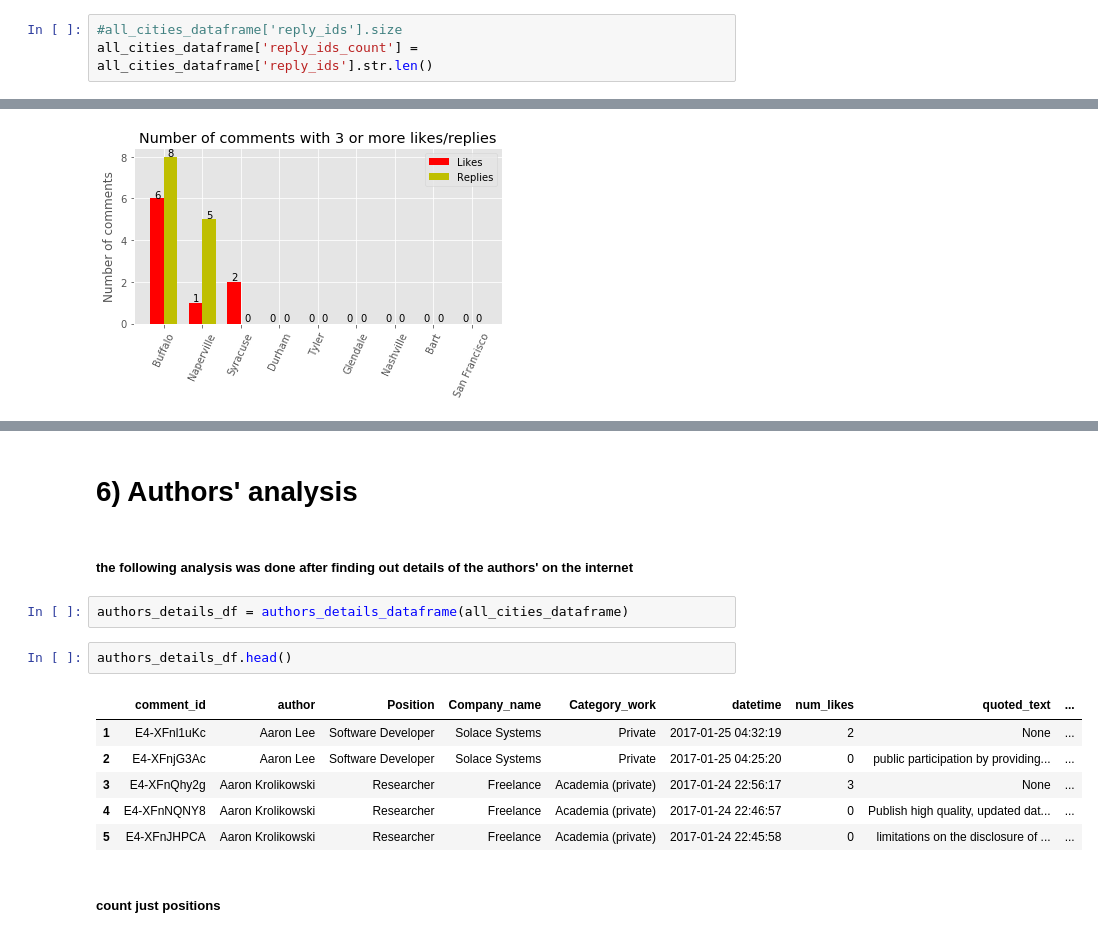
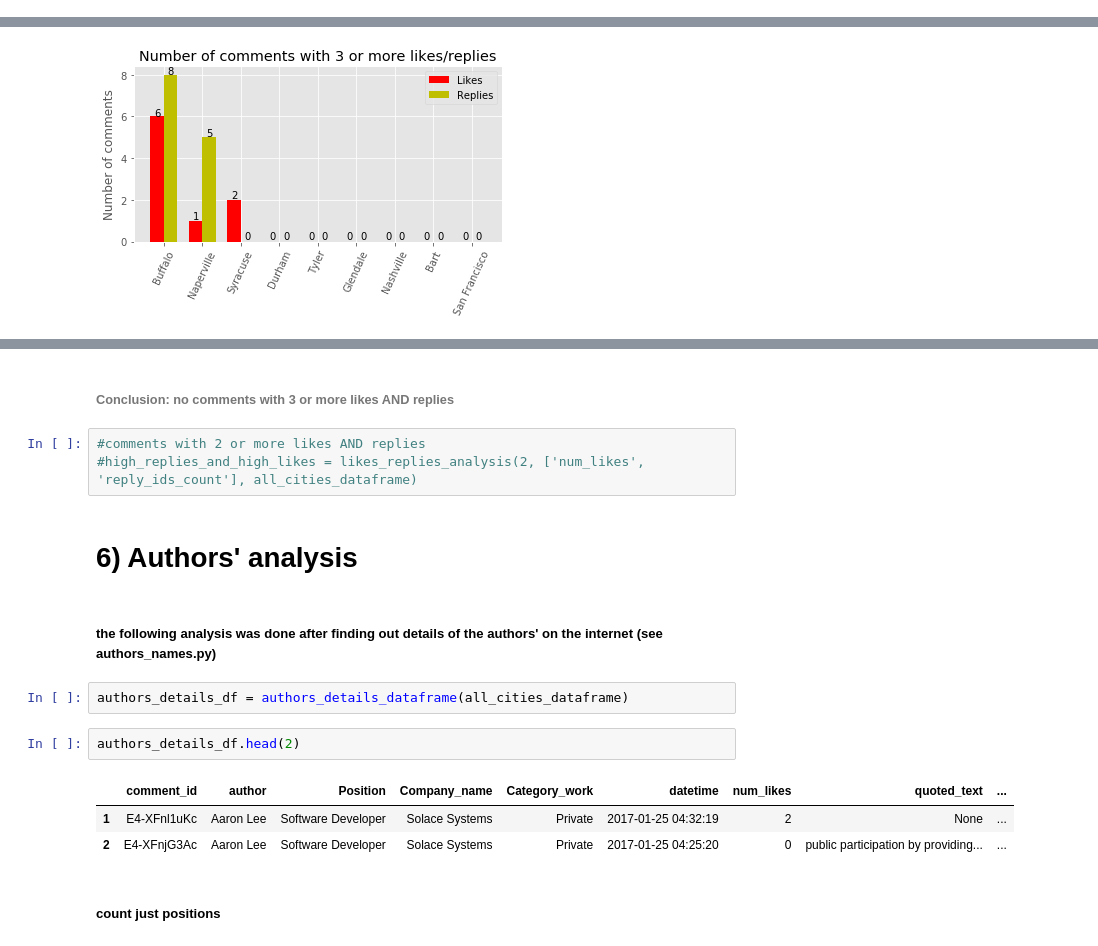
Before and after one commit to faraz-ahmed-sh/Sunlight_Foundation_Summer_2017, a Jupyter notebook: Project on comment scraping/Sunlight_comment_scrapping_and_analysis.ipynb, the cells around one changed output, grey strips where cells are left out. Drawn from its saved outputs; the diff is of its cells as text.

Commit message:
more analysis

```diff
--- a/Project on comment scraping/Sunlight_comment_scrapping_and_analysis.ipynb
+++ b/Project on comment scraping/Sunlight_comment_scrapping_and_analysis.ipynb
@@ -520,9 +525,6 @@ likes_x = high_likes_comments_count_city['city_name'].tolist()
 likes_y = high_likes_comments_count_city['count'].tolist()
 # %% [markdown]
 ### b) analysis of comments with *more than 2 replies*
-# %%
-#all_cities_dataframe['reply_ids'].size
-all_cities_dataframe['reply_ids_count'] = all_cities_dataframe['reply_ids'].str.len()
 # %%
 high_replies = likes_replies_analysis(3, 'reply_ids_count', all_cities_dataframe)
 # %% [output]
@@ -572,18 +582,20 @@ likes_replies_chart('Number of comments', 'Number of comments with 3 or more lik
+# %% [markdown]
+###### Conclusion: no comments with 3 or more likes AND replies
+# %%
+#comments with 2 or more likes AND replies
+#high_replies_and_high_likes = likes_replies_analysis(2, ['num_likes', 'reply_ids_count'], all_cities_dataframe)
 # %% [markdown]
 # 6) Authors' analysis
 # %% [markdown]
-##### the following analysis was done after finding out details of the authors' on the internet
+##### the following analysis was done after finding out details of the authors' on the internet (see authors_names.py)
 # %%
 authors_details_df = authors_details_dataframe(all_cities_dataframe)
 # %%
-authors_details_df.head()
+authors_details_df.head(2)
 # %% [output]
 |  | comment_id | author | Position | Company_name | Category_work | datetime | num_likes | quoted_text | ... |
 | 1 | E4-XFnl1uKc | Aaron Lee | Software Developer | Solace Systems | Private | 2017-01-25 04:32:19 | 2 | None | ... |
 | 2 | E4-XFnjG3Ac | Aaron Lee | Software Developer | Solace Systems | Private | 2017-01-25 04:25:20 | 0 | public participation by providing... | ... |
-| 3 | E4-XFnQhy2g | Aaron Krolikowski | Researcher | Freelance | Academia (private) | 2017-01-24 22:56:17 | 3 | None | ... |
-| 4 | E4-XFnNQNY8 | Aaron Krolikowski | Researcher | Freelance | Academia (private) | 2017-01-24 22:46:57 | 0 | Publish high quality, updated dat... | ... |
-| 5 | E4-XFnJHPCA | Aaron Krolikowski | Researcher | Freelance | Academia (private) | 2017-01-24 22:45:58 | 0 | limitations on the disclosure of ... | ... |
 # %% [markdown]
 ##### count just positions
 # %%
```
Also changed, not shown: parts of 42 cells of this notebook.
